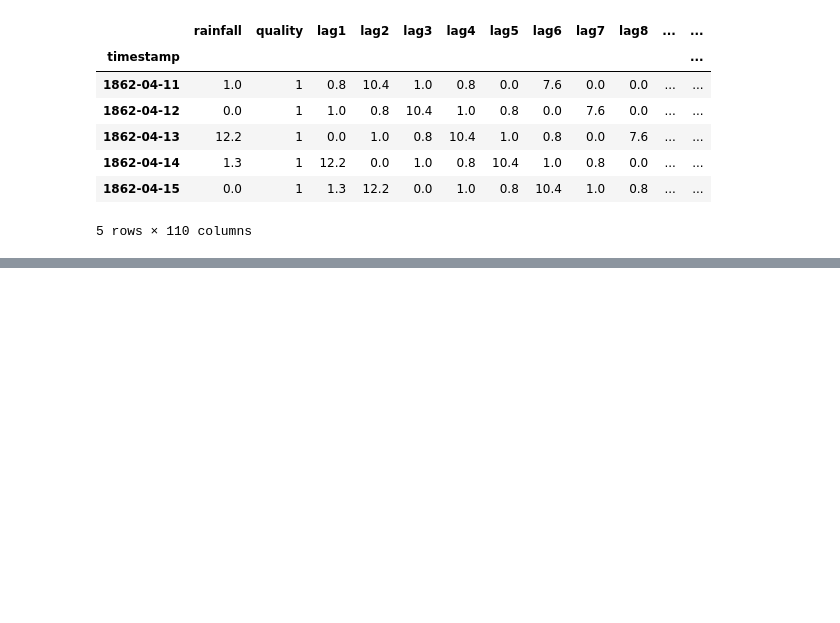
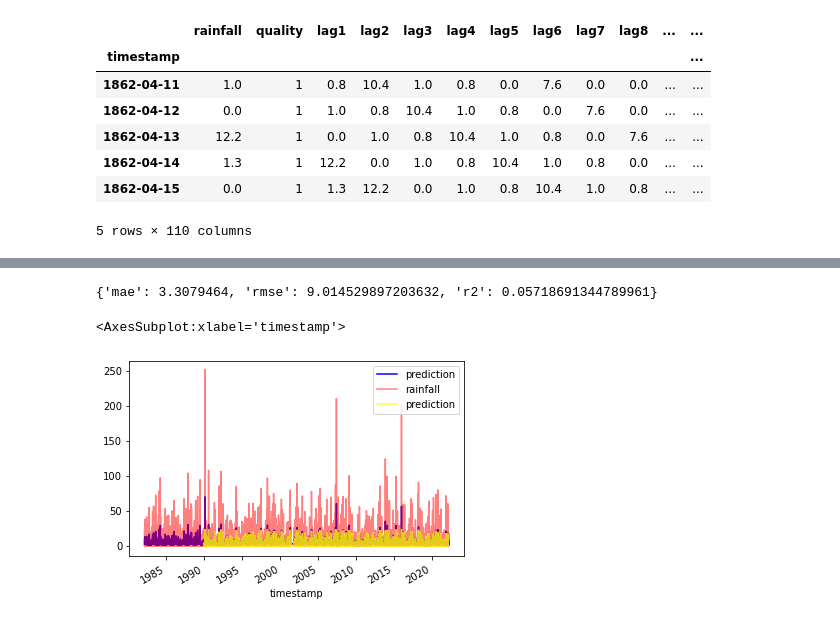
Before and after one commit to JackMcKew/jackmckew.dev, a Jupyter notebook: drafts/2022/weather-prediction-rnn/notebooks/weather-prediction-rnn.ipynb, the cells around one changed output, grey strips where cells are left out. Saved outputs shown, nothing was run; the diff lists cells and outputs as text; code cells hidden in the pictures; blank space fills up the shorter version.

```diff
--- a/drafts/2022/weather-prediction-rnn/notebooks/weather-prediction-rnn.ipynb
+++ b/drafts/2022/weather-prediction-rnn/notebooks/weather-prediction-rnn.ipynb
@@ -343,0 +357,19 @@ RuntimeError: For unbatched 2-D input, hx should also be 2-D but got 3-D tensor
+# %%
+def inverse_transform(scaler, df, columns):
+    for col in columns:
+        df[col] = scaler.inverse_transform(df[col])
+    return df
+
+
+def format_predictions(predictions, values, df_test, scaler):
+    vals = np.concatenate(values, axis=0).ravel()
+    preds = np.concatenate(predictions, axis=0).ravel()
+    df_result = pd.DataFrame(data={"value": vals, "prediction": preds}, index=df_test.head(len(vals)).index)
+    df_result = df_result.sort_index()
+    df_result = inverse_transform(scaler, df_result, [["value", "prediction"]])
+    return df_result
+
+
+df_result = format_predictions(predictions, values, X_test, scaler)
+
+df_result.head(5)
@@ -343,0 +384,42 @@ RuntimeError: For unbatched 2-D input, hx should also be 2-D but got 3-D tensor
+# %%
+from sklearn.metrics import mean_absolute_error, mean_squared_error, r2_score
+
+def calculate_metrics(df, source_col):
+    return {'mae' : mean_absolute_error(df[source_col], df.prediction),
+            'rmse' : mean_squared_error(df[source_col], df.prediction) ** 0.5,
+            'r2' : r2_score(df[source_col], df.prediction)}
+
+result_metrics = calculate_metrics(df_result,'value')
+
+result_metrics
+# %% [output]
+{'mae': 3.3079464, 'rmse': 9.014529897203632, 'r2': 0.05718691344789961}
+# %%
+from sklearn.linear_model import LinearRegression
+
+def build_baseline_model(df, test_ratio, target_col):
+    X, y = feature_label_split(df, target_col)
+    X_train, X_test, y_train, y_test = train_test_split(
+        X, y, test_size=test_ratio, shuffle=False
+    )
+    model = LinearRegression()
+    model.fit(X_train, y_train)
+    prediction = model.predict(X_test)
+
+    result = pd.DataFrame(y_test)
+    result["prediction"] = prediction
+    result = result.sort_index()
+
+    return result
+
+df_baseline = build_baseline_model(df_features, TEST_RATIO, 'rainfall')
+baseline_metrics = calculate_metrics(df_baseline,'rainfall')
+# %%
+ax = df_baseline.prediction.plot(color='blue',legend=True)
+
+df_baseline.rainfall.plot(color='red', ax=ax, legend=True,alpha=0.5)
+
+df_result.prediction.plot(color='yellow',ax=ax,legend=True, alpha=0.8)
+# %% [output]
+<AxesSubplot:xlabel='timestamp'>
+[figure, added]
```
Also changed, not shown: parts of 6 cells of this notebook, 4 other files.
